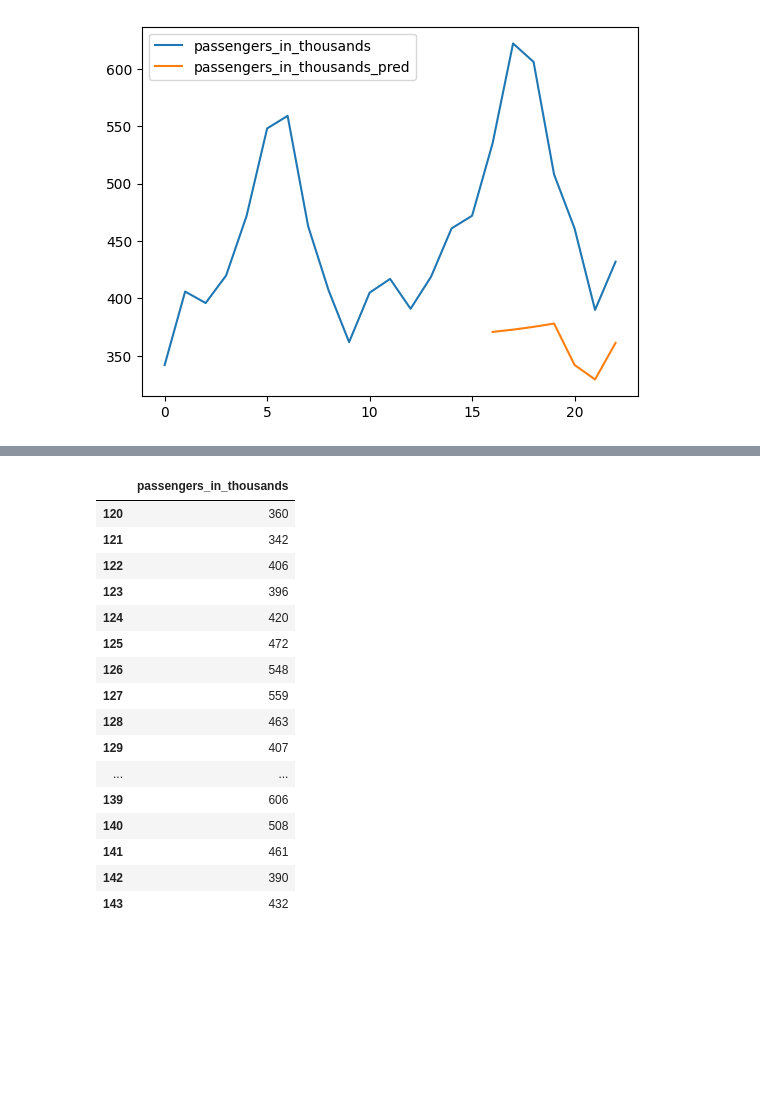
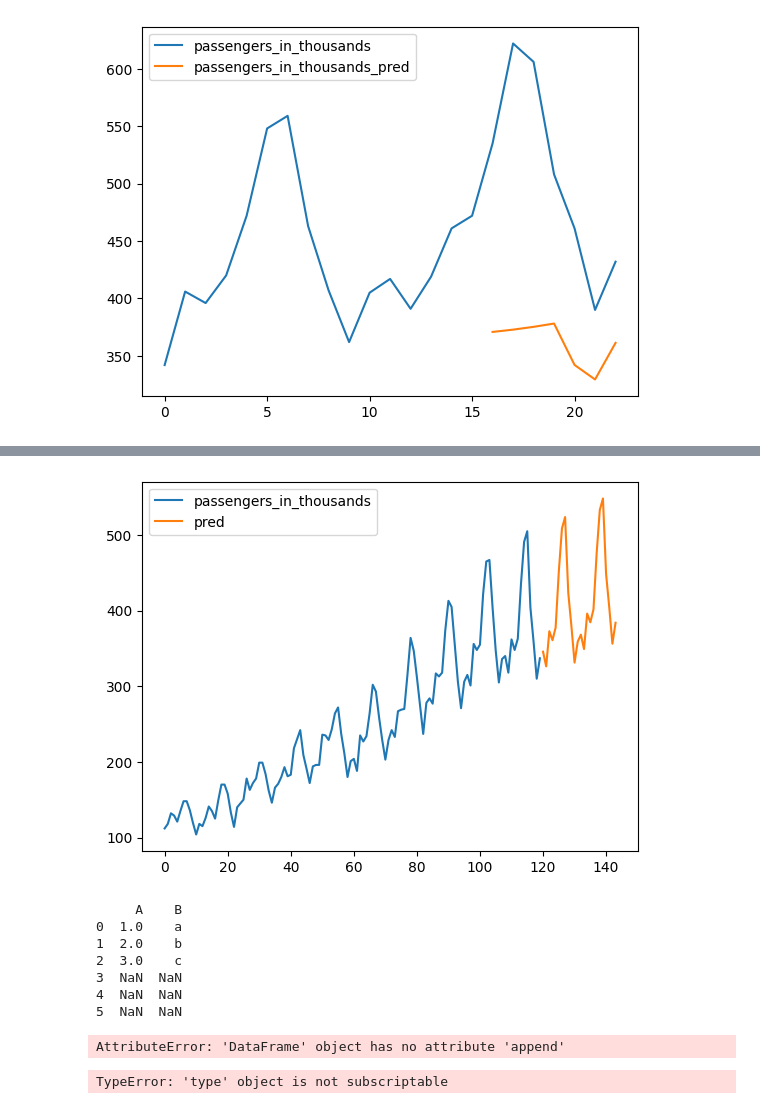
Before and after one commit to ginofft/TimeSeriesAnalysis, a Jupyter notebook: playground.ipynb, the cells around one changed output, grey strips where cells are left out. Saved outputs shown, nothing was run; the diff lists cells and outputs as text; code cells hidden in the pictures; blank space fills up the shorter version.

```diff
--- a/playground.ipynb
+++ b/playground.ipynb
@@ -80,16 +80,22 @@ test_dataset.plot_forecast_result()
 # %%
 import pandas as pd
 from pmdarima import auto_arima
+import matplotlib.pyplot as plt
+import numpy as np
 
 data = pd.read_csv('data/airline/airline.csv')
 
 output_field = ['passengers_in_thousands']
 
-train_data = data[field].iloc[:-24]
-test_data = data[field].iloc[-24:]
+train_data = data[output_field].iloc[:-24]
+test_data = data[output_field].iloc[-24:]
 
 model = auto_arima(train_data, seasonal=True, m=12)
 model.fit(train_data)
 
-col_pred = [col + '_pred' for col in output_field]
-train_data[col_pred] = model.predict()
+preds = model.predict(n_periods=24)
+
+nan_df = pd.DataFrame(np.nan, index=preds.index, columns=train_data.columns)
+train_data = pd.concat([train_data, nan_df])
+
+train_data['pred'] = preds
@@ -114,20 +102,8 @@ dtype: float64
-# %%
-test_data
-# %% [output]
-|  | passengers_in_thousands |
-| 120 | 360 |
-| 121 | 342 |
-| 122 | 406 |
-| 123 | 396 |
-| 124 | 420 |
-| 125 | 472 |
-| 126 | 548 |
-| 127 | 559 |
-| 128 | 463 |
-| 129 | 407 |
-| ... | ... |
-| 139 | 606 |
-| 140 | 508 |
-| 141 | 461 |
-| 142 | 390 |
-| 143 | 432 |
+# %%
+for col in train_data.columns:
+    plt.plot(train_data.index, train_data[col], label=col)
+
+plt.legend()
+plt.show()
+# %% [output]
+[figure, added]
@@ -133,0 +118,23 @@ test_data
+# %%
+import pandas as pd
+import numpy as np
+
+# Example existing DataFrame
+df = pd.DataFrame({'A': [1, 2, 3], 'B': ['a', 'b', 'c']})
+
+# Create a DataFrame with NaN values of the same shape as the existing DataFrame
+nan_df = pd.DataFrame(np.nan, index=df.index, columns=df.columns)
+
+print(pd.concat([df, nan_df], ignore_index=True))
+# %% [output]
+     A    B
+0  1.0    a
+1  2.0    b
+2  3.0    c
+3  NaN  NaN
+4  NaN  NaN
+5  NaN  NaN
+# %%
+df.append(pd.DataFrame(np.nan, index=df.index, columns=df.columns))
+# %% [output]
+AttributeError: 'DataFrame' object has no attribute 'append'
@@ -133,0 +143,12 @@ test_data
+# %%
+from src.forecast_strategy import *
+
+dataPath = 'data/airline/airline.csv'
+input_field = ['passengers_in_thousands']
+output_field = ['passengers_in_thousands']
+strategy = SARIMAStrategy()
+strategy.load_data(dataPath)
+strategy.train(input_field, output_field, m=12)
+data = strategy.forecast(input_field, output_field, h=36)
+# %% [output]
+TypeError: 'type' object is not subscriptable
```
Also changed, not shown: parts of 3 cells of this notebook, 1 other file.
